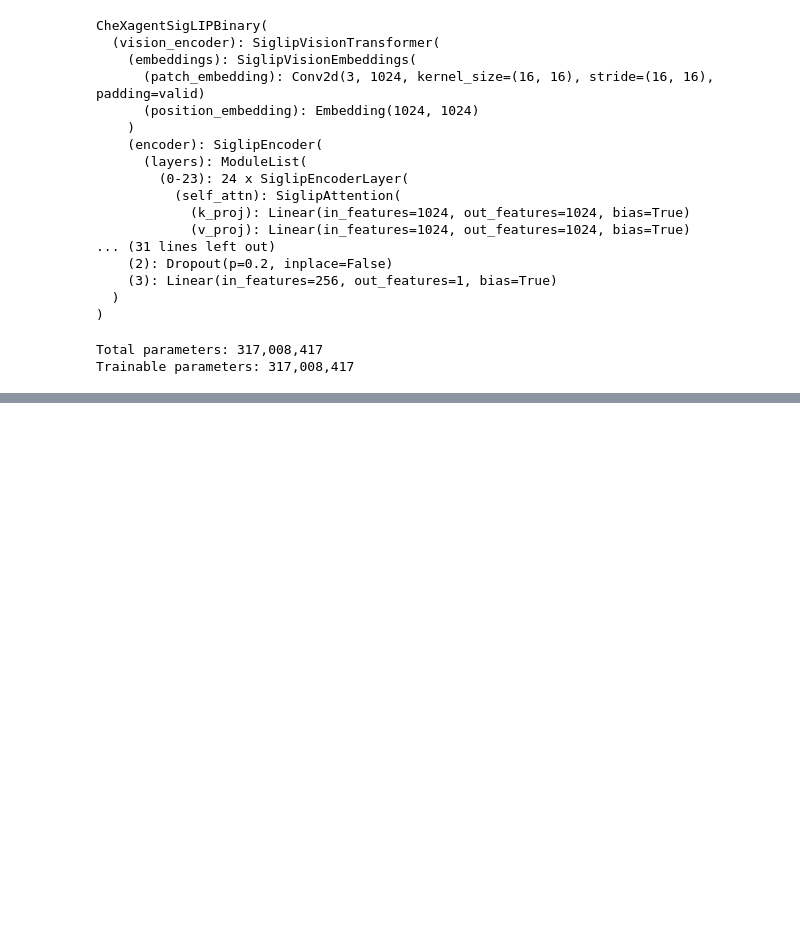
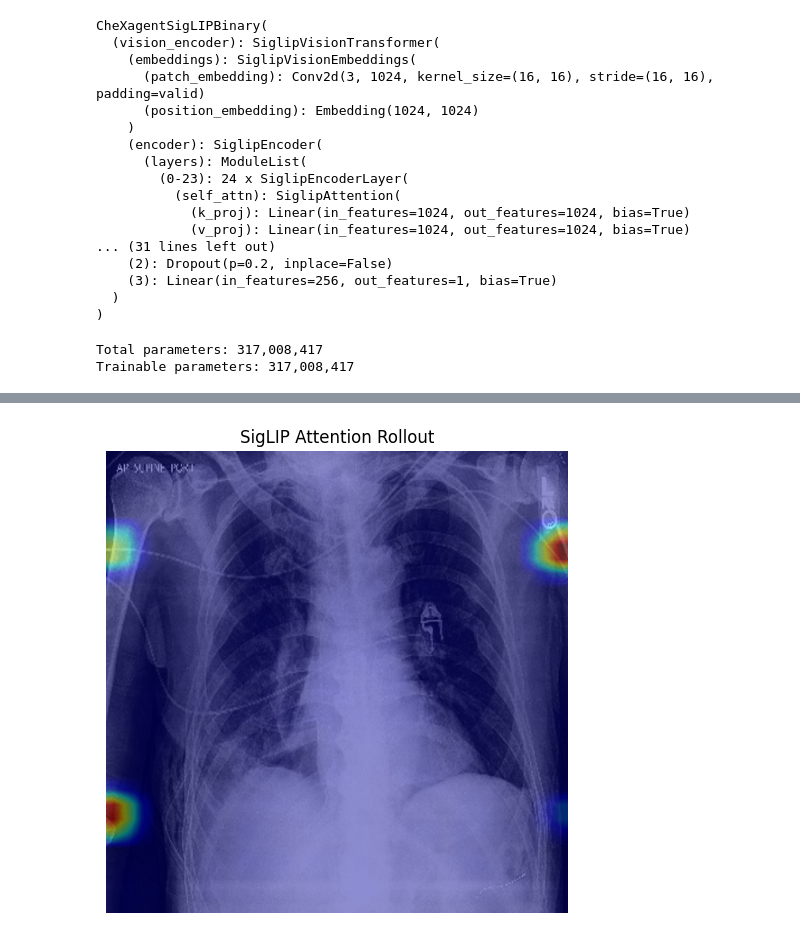
Before and after one commit to Nafishapanacea/chexAgent-Normal-Abnormal, a Jupyter notebook: main/prediction.ipynb, the cells around one changed output, grey strips where cells are left out. Drawn from its saved outputs; the diff is of its cells as text; code cells hidden in the pictures; blank space fills up the shorter version.

Commit message:
attention implemented

```diff
--- a/main/prediction.ipynb
+++ b/main/prediction.ipynb
@@ -212,0 +412,45 @@ plt.show()
+# %%
+import torch
+
+# Step 1: average heads
+attn = torch.stack(attention).mean(dim=2)  # (24, B, 1024, 1024)
+attn = attn.squeeze(1)                      # (24, 1024, 1024)
+
+# Step 2: add identity (residual)
+I = torch.eye(attn.size(-1)).to(attn.device)
+attn = attn + I
+attn = attn / attn.sum(dim=-1, keepdim=True)
+
+# Step 3: rollout
+rollout = attn[0]
+for i in range(1, attn.size(0)):
+    rollout = attn[i] @ rollout
+
+# Step 4: global importance
+importance = rollout.mean(dim=0)  # (1024,)
+# %%
+importance_map = importance.reshape(32, 32)
+importance_map = importance_map / importance_map.max()
+# %%
+importance_map = torch.nn.functional.interpolate(
+    importance_map.unsqueeze(0).unsqueeze(0),
+    size=(512, 512),
+    mode='bilinear',
+    align_corners=False
+).squeeze()
+# %%
+import numpy as np
+
+img = pixel_values.squeeze(0).permute(1, 2, 0).cpu().numpy()
+img = (img - img.min()) / (img.max() - img.min())
+# %%
+import matplotlib.pyplot as plt
+
+plt.figure(figsize=(6, 6))
+plt.imshow(img)
+plt.imshow(importance_map.detach().cpu(), cmap="jet", alpha=0.45)
+plt.axis("off")
+plt.title("SigLIP Attention Rollout")
+plt.show()
+# %% [output]
+[figure, added]
```
Also changed, not shown: parts of 36 cells of this notebook, 4 other files.
